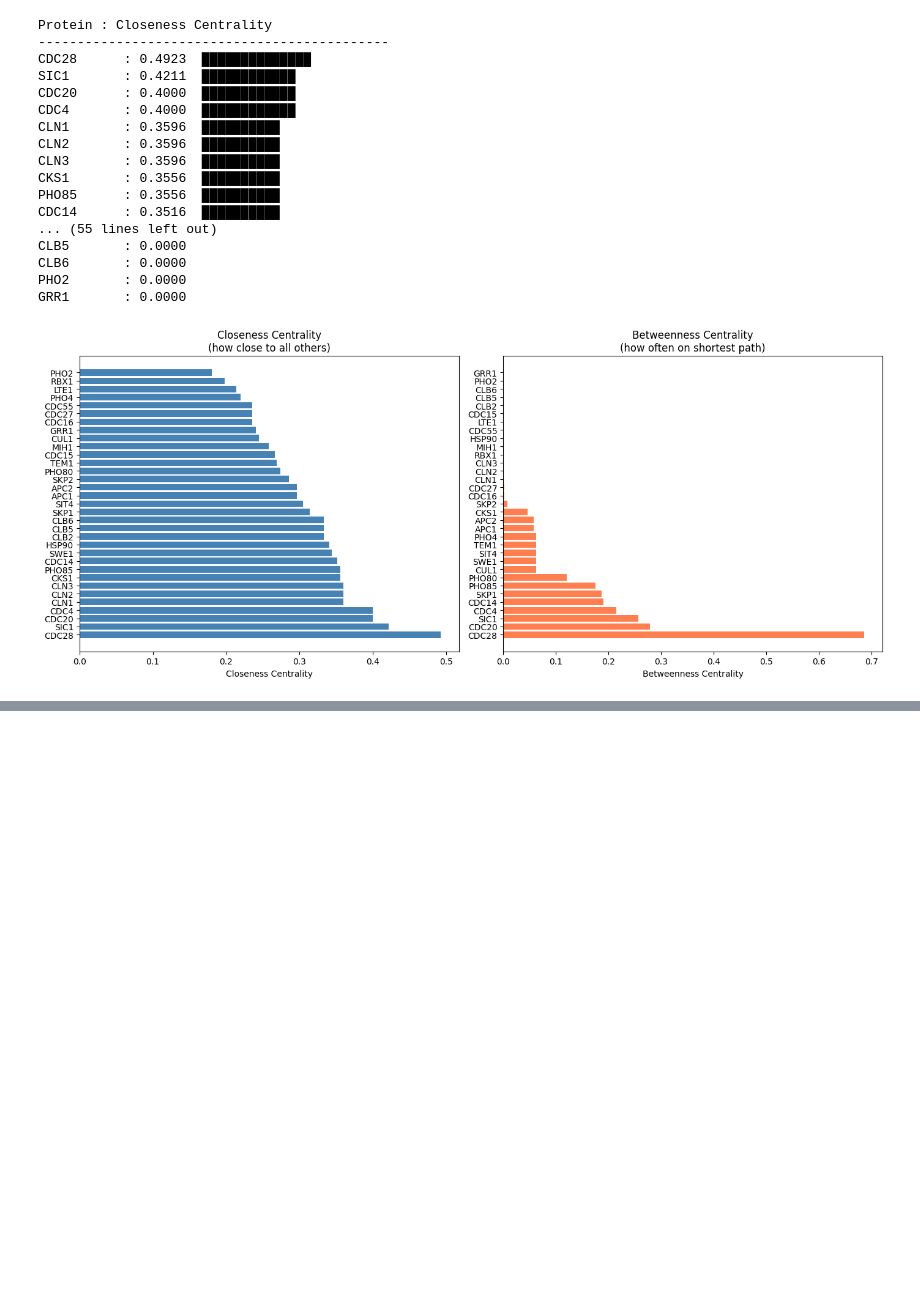
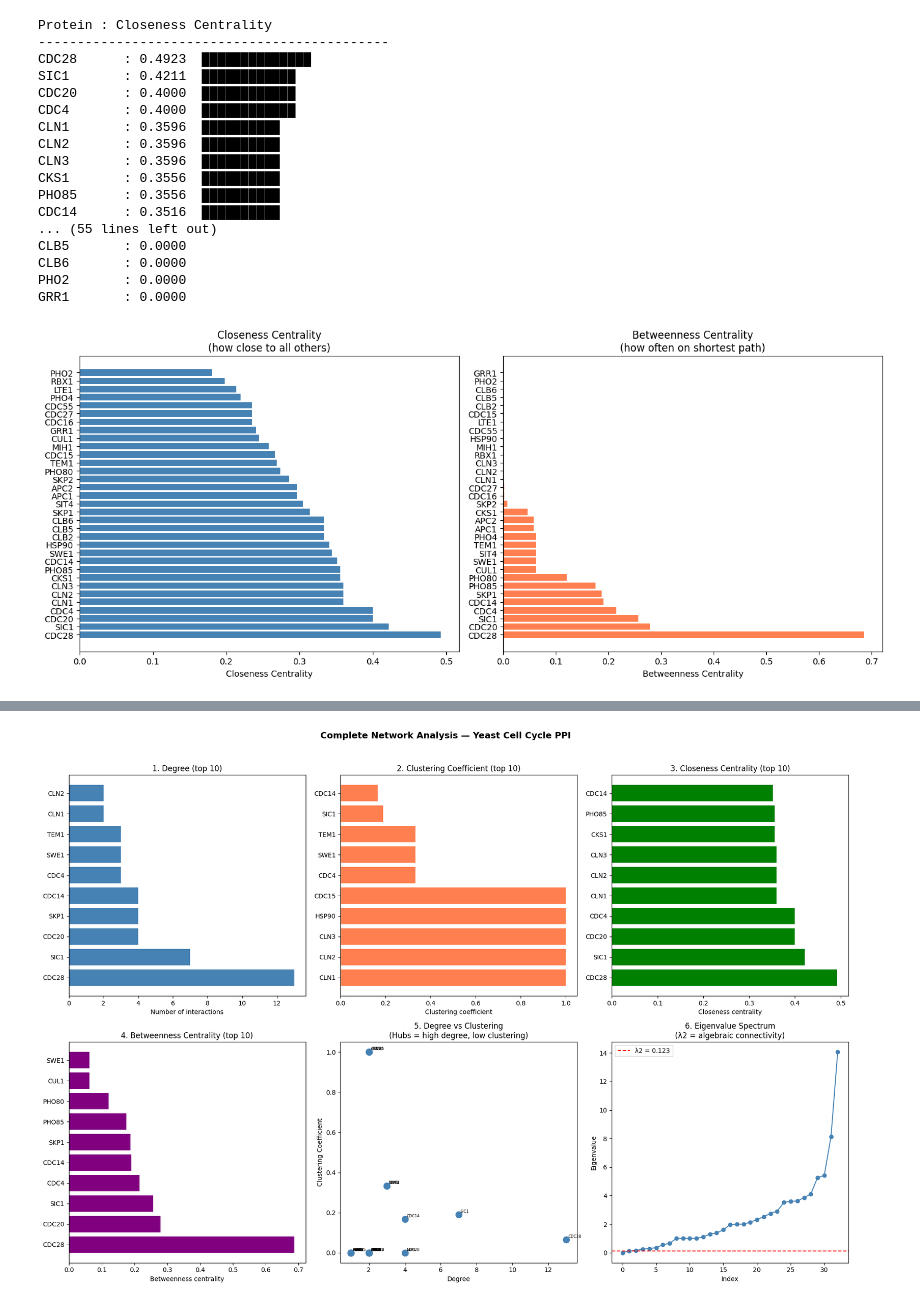
Before and after one commit to aparna-2001/system-biology, a Jupyter notebook: systems_biologyipynb.ipynb, the cells around one changed output, grey strips where cells are left out. Saved outputs shown, nothing was run; the diff lists cells and outputs as text; code cells hidden in the pictures; blank space fills up the shorter version.

```diff
--- a/systems_biologyipynb.ipynb
+++ b/systems_biologyipynb.ipynb
@@ -479,0 +612,65 @@ GRR1       : 0.0000
+# %%
+# Master summary visualization
+fig, axes = plt.subplots(2, 3, figsize=(18, 12))
+
+# 1. Degree
+ax1 = axes[0,0]
+degree_dict = dict(G.degree())
+sorted_deg = sorted(degree_dict.items(), key=lambda x: -x[1])
+ax1.barh([x[0] for x in sorted_deg[:10]],
+         [x[1] for x in sorted_deg[:10]], color='steelblue')
+ax1.set_title("1. Degree (top 10)")
+ax1.set_xlabel("Number of interactions")
+
+# 2. Clustering coefficient
+ax2 = axes[0,1]
+sorted_cc = sorted(clustering.items(), key=lambda x: -x[1])[:10]
+ax2.barh([x[0] for x in sorted_cc],
+         [x[1] for x in sorted_cc], color='coral')
+ax2.set_title("2. Clustering Coefficient (top 10)")
+ax2.set_xlabel("Clustering coefficient")
+
+# 3. Closeness centrality
+ax3 = axes[0,2]
+sorted_close = sorted(closeness.items(), key=lambda x: -x[1])[:10]
+ax3.barh([x[0] for x in sorted_close],
+         [x[1] for x in sorted_close], color='green')
+ax3.set_title("3. Closeness Centrality (top 10)")
+ax3.set_xlabel("Closeness centrality")
+
+# 4. Betweenness centrality
+ax4 = axes[1,0]
+sorted_between = sorted(betweenness.items(), key=lambda x: -x[1])[:10]
+ax4.barh([x[0] for x in sorted_between],
+         [x[1] for x in sorted_between], color='purple')
+ax4.set_title("4. Betweenness Centrality (top 10)")
+ax4.set_xlabel("Betweenness centrality")
+
+# 5. Degree vs clustering
+ax5 = axes[1,1]
+deg_vals = [G.degree(n) for n in G.nodes()]
+cc_vals = [clustering[n] for n in G.nodes()]
+ax5.scatter(deg_vals, cc_vals, color='steelblue', s=100)
+for i, p in enumerate(G.nodes()):
+    ax5.annotate(p, (deg_vals[i], cc_vals[i]), fontsize=6,
+                xytext=(3,3), textcoords='offset points')
+ax5.set_xlabel("Degree")
+ax5.set_ylabel("Clustering Coefficient")
+ax5.set_title("5. Degree vs Clustering\n(Hubs = high degree, low clustering)")
+
+# 6. Eigenvalue spectrum
+ax6 = axes[1,2]
+ax6.plot(eigenvalues_sorted, 'o-', color='steelblue', markersize=6)
+ax6.axhline(y=eigenvalues_sorted[1], color='red', linestyle='--',
+            label=f'λ2 = {eigenvalues_sorted[1]:.3f}')
+ax6.set_xlabel("Index")
+ax6.set_ylabel("Eigenvalue")
+ax6.set_title("6. Eigenvalue Spectrum\n(λ2 = algebraic connectivity)")
+ax6.legend()
+
+plt.suptitle("Complete Network Analysis — Yeast Cell Cycle PPI",
+             fontsize=14, fontweight='bold', y=1.02)
+plt.tight_layout()
+plt.show()
+# %% [output]
+[figure, added]
```
Also changed, not shown: parts of 7 cells of this notebook.
